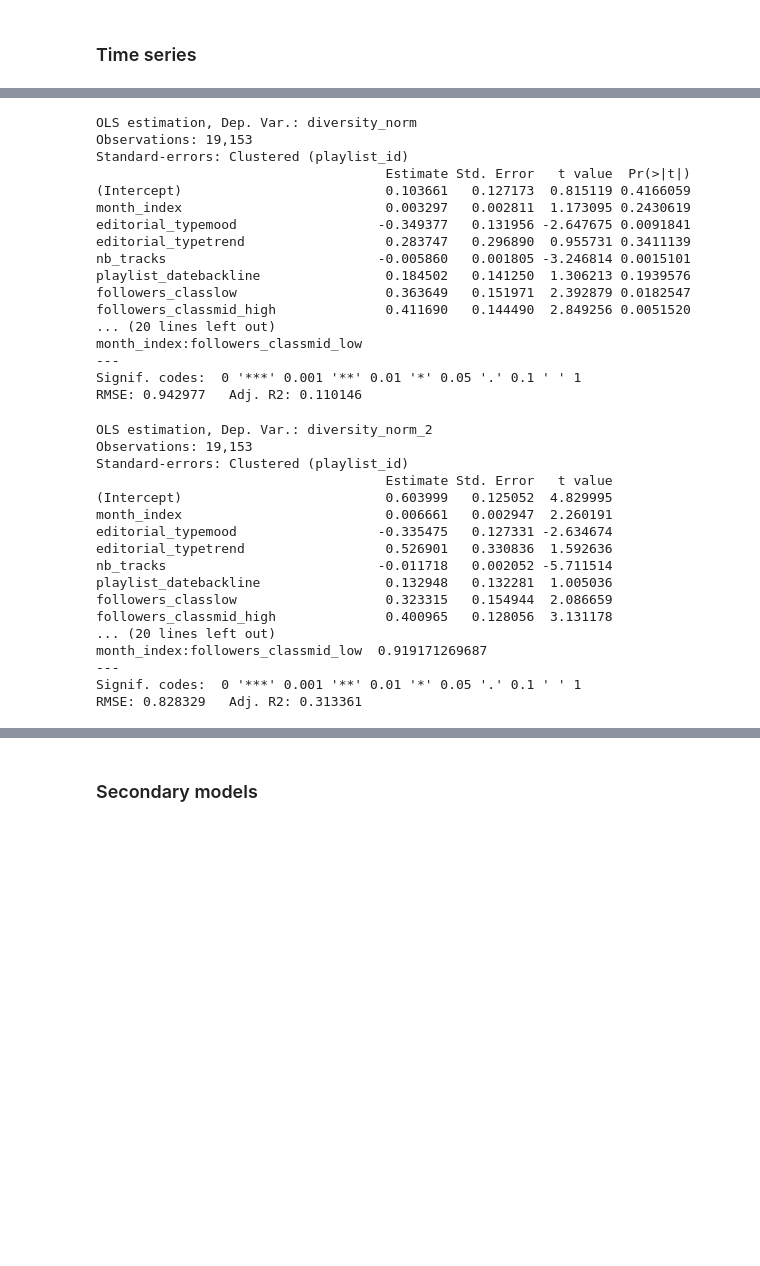
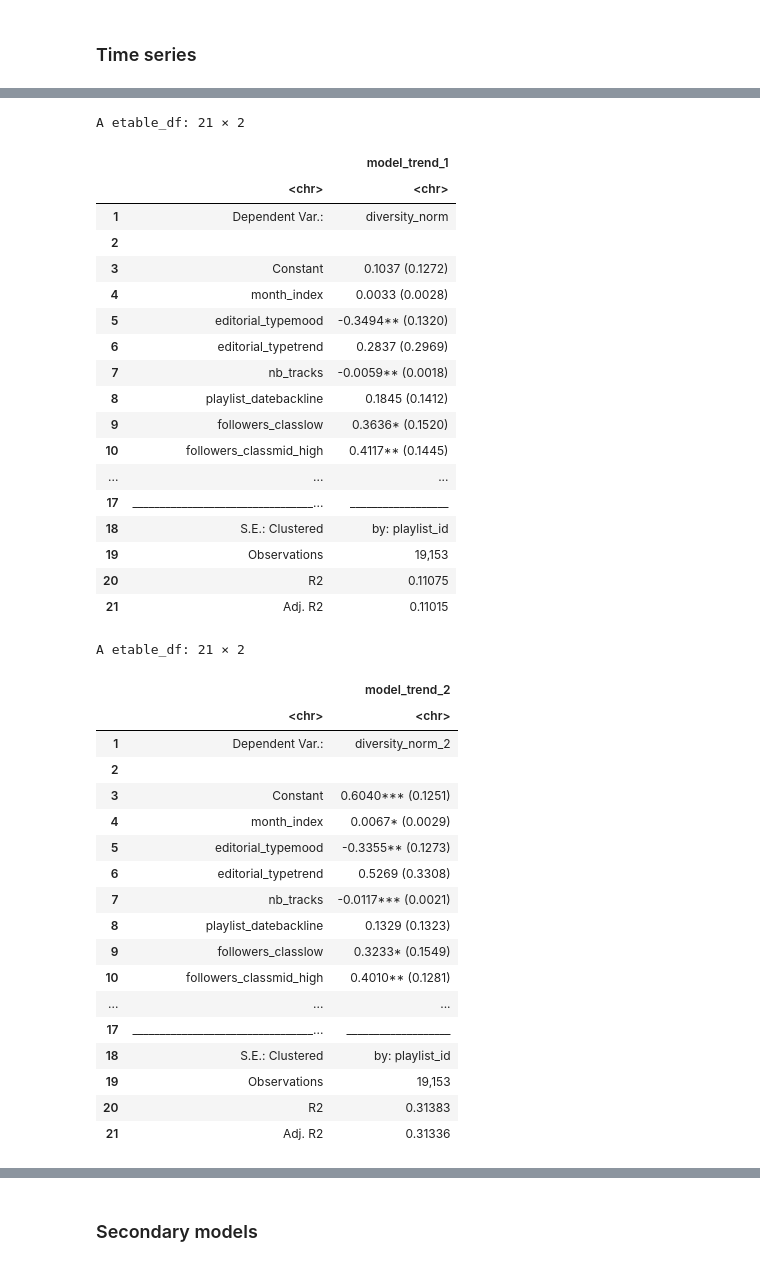
Before and after one commit to julienmbarki/article-diversity-editorial, a Jupyter notebook: data_analysis/data_analysis.ipynb, the cells around one changed output, grey strips where cells are left out. Cells and saved outputs as stored; diff of their text form; code cells hidden in the pictures; blank space fills up the shorter version.

```diff
--- a/data_analysis/data_analysis.ipynb
+++ b/data_analysis/data_analysis.ipynb
@@ -1355,61 +1287,65 @@ RMSE: 0.741383   Adj. R2: 0.450064
 # %%
 # Evolution of Diversity Over Time with Playlist Type Interaction
 
 # k alpha Rao-Stirling
 model_trend_1 <- feols(
   diversity_norm ~ month_index * editorial_type +
   nb_tracks + playlist_date + followers_class * month_index,
   data = df, cluster = c("playlist_id")
   )
-summary(model_trend_1)
+etable(model_trend_1)
 
 # k beta Rao-Stirling
 model_trend_2 <- feols(
   diversity_norm_2 ~ month_index * editorial_type +
   nb_tracks + playlist_date + followers_class * month_index,
   data = df, cluster = c("playlist_id")
   )
-summary(model_trend_2)
+etable(model_trend_2)
 
 # distance index
 model_trend_3 <- feols(
   dist_norm_3 ~ month_index * editorial_type +
   nb_tracks + playlist_date + followers_class * month_index,
   data = df, cluster = c("playlist_id")
   )
-summary(model_trend_3)
+etable(model_trend_3)
 # %% [output]
-OLS estimation, Dep. Var.: diversity_norm
-Observations: 19,153
-Standard-errors: Clustered (playlist_id)
-                                     Estimate Std. Error   t value  Pr(>|t|)
-(Intercept)                          0.103661   0.127173  0.815119 0.4166059
-month_index                          0.003297   0.002811  1.173095 0.2430619
-editorial_typemood                  -0.349377   0.131956 -2.647675 0.0091841
-editorial_typetrend                  0.283747   0.296890  0.955731 0.3411139
-nb_tracks                           -0.005860   0.001805 -3.246814 0.0015101
-playlist_datebackline                0.184502   0.141250  1.306213 0.1939576
-followers_classlow                   0.363649   0.151971  2.392879 0.0182547
-followers_classmid_high              0.411690   0.144490  2.849256 0.0051520
-... (20 lines left out)
-month_index:followers_classmid_low
----
-Signif. codes:  0 '***' 0.001 '**' 0.01 '*' 0.05 '.' 0.1 ' ' 1
-RMSE: 0.942977   Adj. R2: 0.110146
+A etable_df: 21 × 2
+|  |  | model_trend_1 |
+|  | <chr> | <chr> |
+| 1 | Dependent Var.: | diversity_norm |
+| 2 |  |  |
+| 3 | Constant | 0.1037 (0.1272) |
+| 4 | month_index | 0.0033 (0.0028) |
+| 5 | editorial_typemood | -0.3494** (0.1320) |
+| 6 | editorial_typetrend | 0.2837 (0.2969) |
+| 7 | nb_tracks | -0.0059** (0.0018) |
+| 8 | playlist_datebackline | 0.1845 (0.1412) |
+| 9 | followers_classlow | 0.3636* (0.1520) |
+| 10 | followers_classmid_high | 0.4117** (0.1445) |
+| ... | ... | ... |
+| 17 | _________________________________... | __________________ |
+| 18 | S.E.: Clustered | by: playlist_id |
+| 19 | Observations | 19,153 |
+| 20 | R2 | 0.11075 |
+| 21 | Adj. R2 | 0.11015 |
-OLS estimation, Dep. Var.: diversity_norm_2
-Observations: 19,153
-Standard-errors: Clustered (playlist_id)
-                                     Estimate Std. Error   t value
-(Intercept)                          0.603999   0.125052  4.829995
-month_index                          0.006661   0.002947  2.260191
-editorial_typemood                  -0.335475   0.127331 -2.634674
-editorial_typetrend                  0.526901   0.330836  1.592636
-nb_tracks                           -0.011718   0.002052 -5.711514
-playlist_datebackline                0.132948   0.132281  1.005036
-followers_classlow                   0.323315   0.154944  2.086659
-followers_classmid_high              0.400965   0.128056  3.131178
-... (20 lines left out)
-month_index:followers_classmid_low  0.919171269687
----
-Signif. codes:  0 '***' 0.001 '**' 0.01 '*' 0.05 '.' 0.1 ' ' 1
-RMSE: 0.828329   Adj. R2: 0.313361
+A etable_df: 21 × 2
+|  |  | model_trend_2 |
+|  | <chr> | <chr> |
+| 1 | Dependent Var.: | diversity_norm_2 |
+| 2 |  |  |
+| 3 | Constant | 0.6040*** (0.1251) |
+| 4 | month_index | 0.0067* (0.0029) |
+| 5 | editorial_typemood | -0.3355** (0.1273) |
+| 6 | editorial_typetrend | 0.5269 (0.3308) |
+| 7 | nb_tracks | -0.0117*** (0.0021) |
+| 8 | playlist_datebackline | 0.1329 (0.1323) |
+| 9 | followers_classlow | 0.3233* (0.1549) |
+| 10 | followers_classmid_high | 0.4010** (0.1281) |
+| ... | ... | ... |
+| 17 | _________________________________... | ___________________ |
+| 18 | S.E.: Clustered | by: playlist_id |
+| 19 | Observations | 19,153 |
+| 20 | R2 | 0.31383 |
+| 21 | Adj. R2 | 0.31336 |
```
Also changed, not shown: parts of 22 cells of this notebook, 2 other files.
